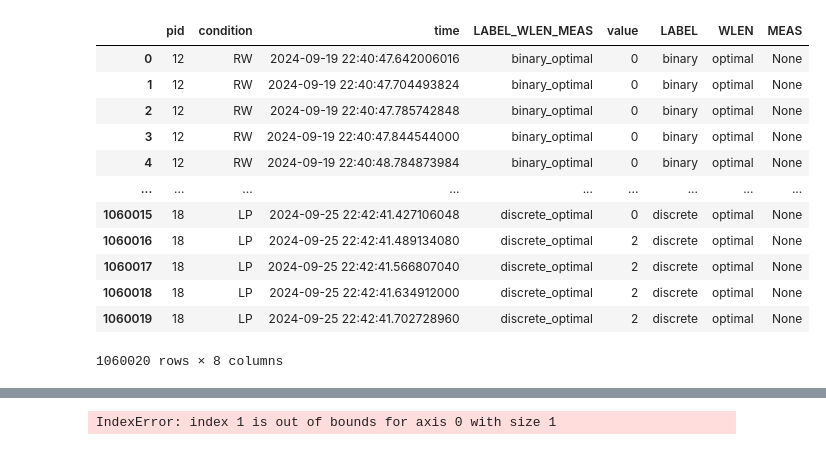
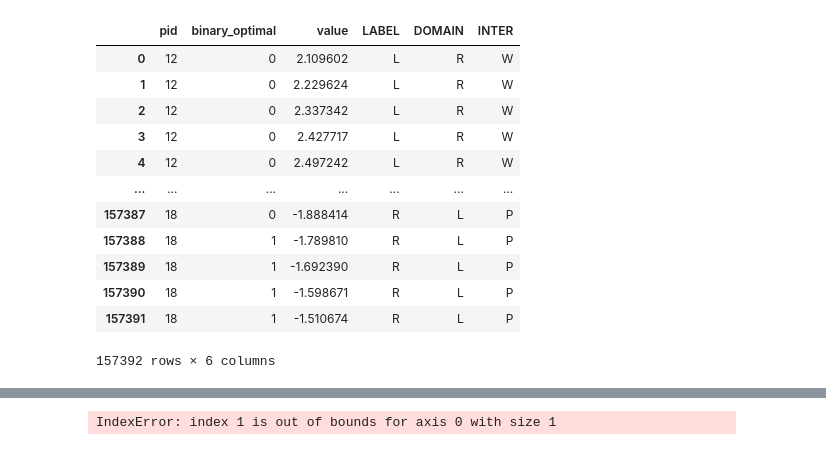
Before and after one commit to your-profile/fNIRS2RL, a Jupyter notebook: vis_data.ipynb, the cells around one changed output, grey strips where cells are left out. Drawn from its saved outputs; the diff is of its cells as text; code cells hidden in the pictures.

```diff
--- a/vis_data.ipynb
+++ b/vis_data.ipynb
@@ -92,48 +89,52 @@ df
 # %%
 DATA_ROOT = 'Experiment/ParticipantData/fNIRS/LabeledData/'
 files = [f for f in os.listdir(DATA_ROOT) if f.endswith('.csv') and '_b.csv' not in f]
 
 dfs = []
 for f in files:
     sub_df = pd.read_csv(os.path.join(DATA_ROOT, f))
     sub_df['condition'] = f.split('_')[1]
     dfs.append(sub_df)
 df = pd.concat(dfs, ignore_index=True)
-df = df.drop(columns=['Unnamed: 0', 'trial_id', 'MARKER', 'dateTimestamps', 'floatTimestamps',
-       'episode', 'actions', 'rewards', 'discounted_rewards',
-       'chosen_actions', 'optimal_actions', 'desired_goal', 'states'])
+# df['BINARY_LABEL'] = df['binary_optimal'].apply(lambda x: 'Optimal' if x == 0 else 'SubOptimal')
+# df['DISCRETE_LABEL'] = df['binary_optimal'].apply(lambda x: 'Optimal' if x == 0 else ("SubOptimal" if x==1 else 'WorstCase'))
 
-# df['LABEL'] = df['binary_optimal'].apply(lambda x: 'O' if x == 0 else 'S')
+df = df.drop(columns=['Unnamed: 0', 'Unnamed: 0.1', 'trial_id', 'MARKER', 'dateTimestamps', 'floatTimestamps',
+       'episode', 'actions', 'rewards', 'discounted_rewards', 'discrete_optimal',
+       'chosen_actions', 'optimal_actions', 'desired_goal', 'states', 'continuous_optimal', 'timestamps'])
 
-df = df[['pid', 'condition', 'time'] + [k for k in df.keys() if k not in ['pid', 'condition', 'time']]]
+df = df[['pid', 'condition', 'time', 'binary_optimal'] + [k for k in df.keys() if k not in ['pid', 'condition', 'time', 'binary_optimal']]]
 
-df = df.melt(id_vars=['pid', 'condition', 'time'], var_name='LABEL_WLEN_MEAS', value_name='value')
+df = df.melt(id_vars=['pid', 'condition', 'time', 'binary_optimal'], var_name='LABEL_WLEN_MEAS', value_name='value')
 
-# df[['LABEL', 'WLEN', 'MEAS']] = df['LABEL_WLEN_MEAS'].str.split('_', expand=True)
-# df = df.drop(columns=['LABEL_WLEN_MEAS'])
-# df.condition.unique()
+df[['LABEL', 'WLEN', 'MEAS']] = df['LABEL_WLEN_MEAS'].str.split('_', expand=True)
+df = df.drop(columns=['LABEL_WLEN_MEAS'])
+df.condition.unique()
 
-# df['DOMAIN'] = df['condition'].str[0]
-# df['INTER'] = df['condition'].str[1:]
-# df = df.drop(columns=['condition'])
+df['DOMAIN'] = df['condition'].str[0]
+df['INTER'] = df['condition'].str[1:]
+df = df.drop(columns=['condition'])
 
-# df = df[(df.WLEN == 'O') & (df.MEAS == 'DSI')].drop(columns=['WLEN', 'MEAS'])
-
-# # df = df.groupby(['pid', 'SIDE', 'DOMAIN', 'INTER']).mean(numeric_only=True).reset_index()
-# df.reset_index(drop=True, inplace=True)
-
+df = df[(df.WLEN == 'O') & (df.MEAS == 'DSI')].drop(columns=['WLEN', 'MEAS'])
+df.drop(columns=['time'], inplace=True)
+df['value'].kurtosis()
+# df=df.groupby(['pid', 'LABEL', 'DOMAIN', 'INTER', 'binary_optimal']).apply(pd.Series.kurt)
+# df = df.groupby(['pid', 'LABEL', 'DOMAIN', 'INTER', 'binary_optimal']).kurtosis(numeric_only=True).reset_index()
+df.reset_index(drop=True, inplace=True)
+# df.drop(columns=['time'], inplace=True)
+# df[df['condition']=='RW'].tail()
 df
 # %% [output]
-|  | pid | condition | time | LABEL_WLEN_MEAS | value | LABEL | WLEN | MEAS |
-| 0 | 12 | RW | 2024-09-19 22:40:47.642006016 | binary_optimal | 0 | binary | optimal | None |
-| 1 | 12 | RW | 2024-09-19 22:40:47.704493824 | binary_optimal | 0 | binary | optimal | None |
-| 2 | 12 | RW | 2024-09-19 22:40:47.785742848 | binary_optimal | 0 | binary | optimal | None |
-| 3 | 12 | RW | 2024-09-19 22:40:47.844544000 | binary_optimal | 0 | binary | optimal | None |
-| 4 | 12 | RW | 2024-09-19 22:40:48.784873984 | binary_optimal | 0 | binary | optimal | None |
-| ... | ... | ... | ... | ... | ... | ... | ... | ... |
-| 1060015 | 18 | LP | 2024-09-25 22:42:41.427106048 | discrete_optimal | 0 | discrete | optimal | None |
-| 1060016 | 18 | LP | 2024-09-25 22:42:41.489134080 | discrete_optimal | 2 | discrete | optimal | None |
-| 1060017 | 18 | LP | 2024-09-25 22:42:41.566807040 | discrete_optimal | 2 | discrete | optimal | None |
-| 1060018 | 18 | LP | 2024-09-25 22:42:41.634912000 | discrete_optimal | 2 | discrete | optimal | None |
-| 1060019 | 18 | LP | 2024-09-25 22:42:41.702728960 | discrete_optimal | 2 | discrete | optimal | None |
+|  | pid | binary_optimal | value | LABEL | DOMAIN | INTER |
+| 0 | 12 | 0 | 2.109602 | L | R | W |
+| 1 | 12 | 0 | 2.229624 | L | R | W |
+| 2 | 12 | 0 | 2.337342 | L | R | W |
+| 3 | 12 | 0 | 2.427717 | L | R | W |
+| 4 | 12 | 0 | 2.497242 | L | R | W |
+| ... | ... | ... | ... | ... | ... | ... |
+| 157387 | 18 | 0 | -1.888414 | R | L | P |
+| 157388 | 18 | 1 | -1.789810 | R | L | P |
+| 157389 | 18 | 1 | -1.692390 | R | L | P |
+| 157390 | 18 | 1 | -1.598671 | R | L | P |
+| 157391 | 18 | 1 | -1.510674 | R | L | P |
-1060020 rows × 8 columns
+157392 rows × 6 columns
```
Also changed, not shown: parts of 8 cells of this notebook, 2 other files.
